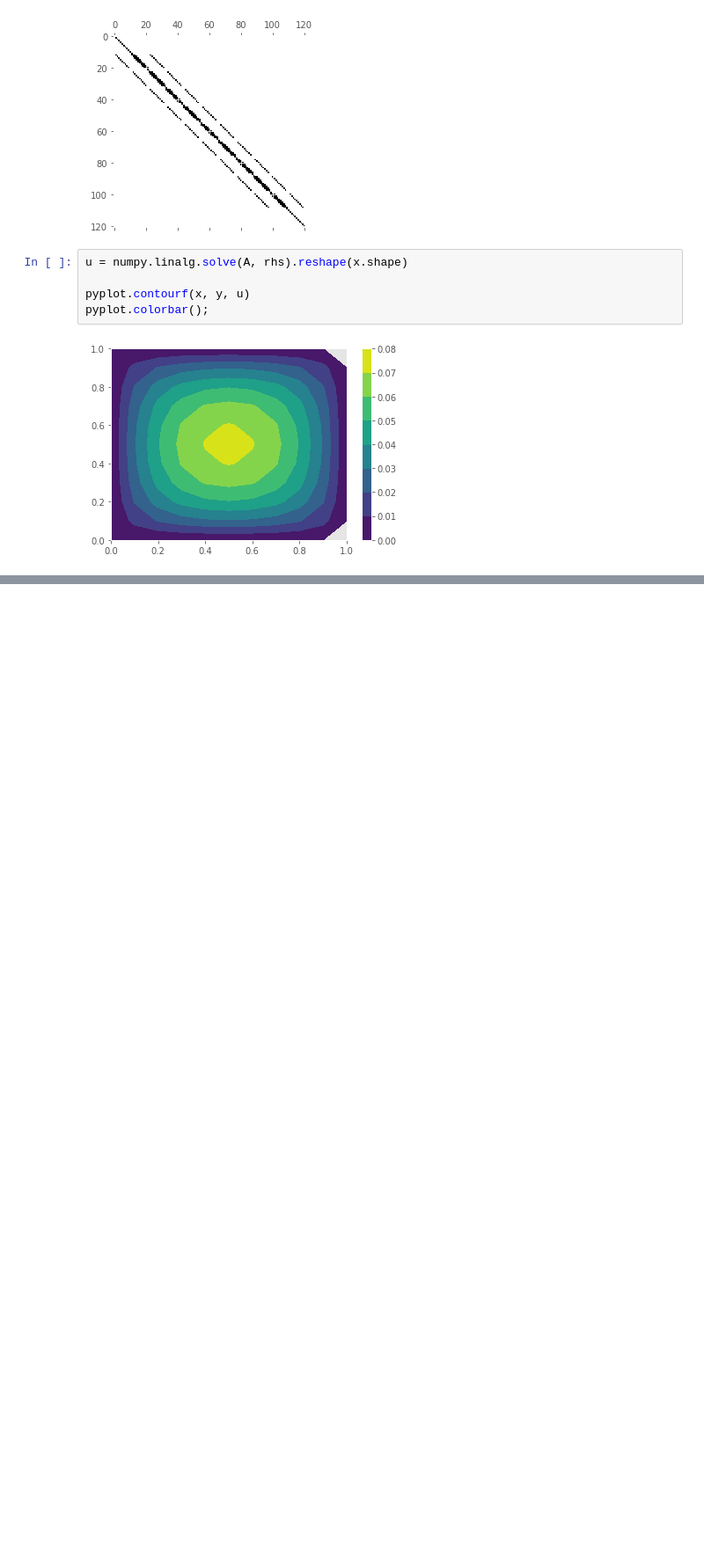
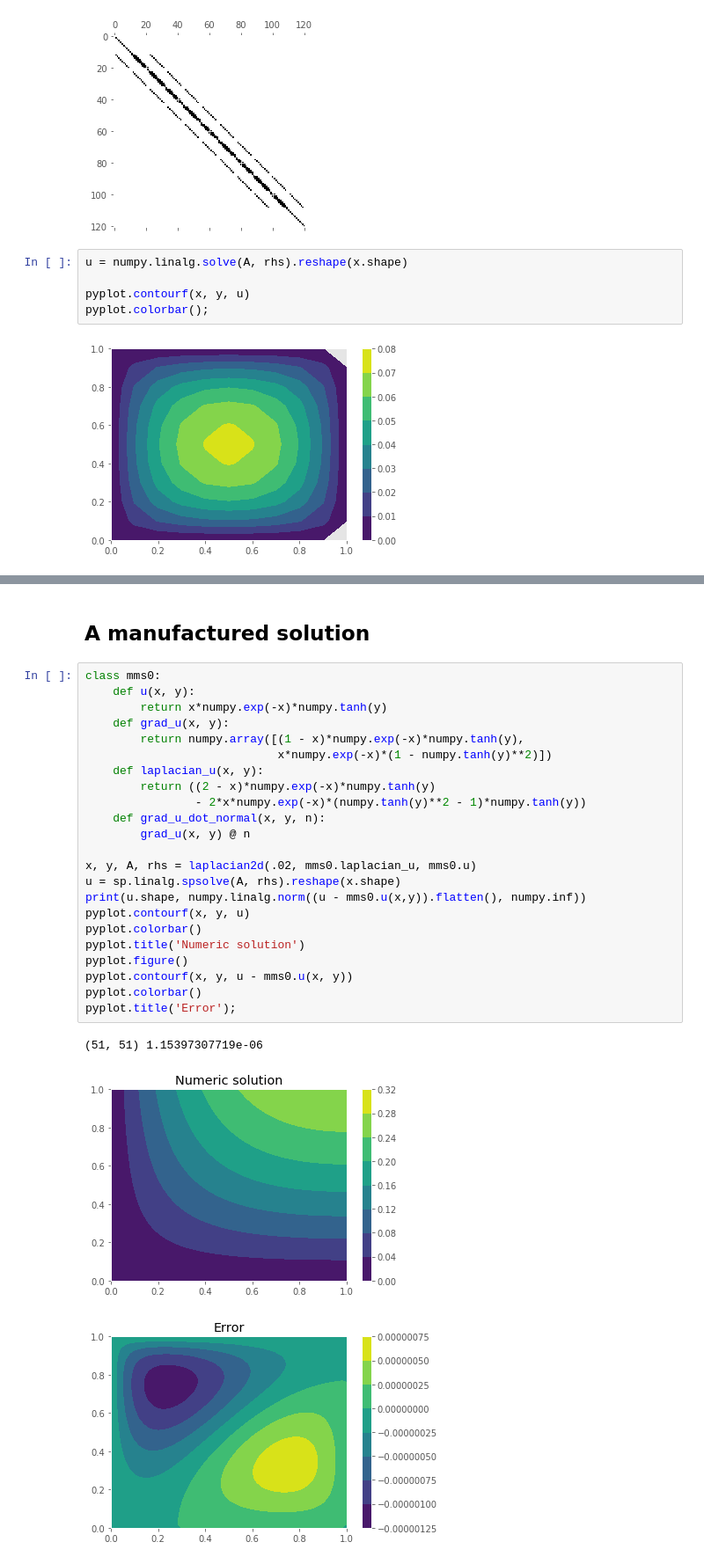
Before and after one commit to cu-numpde/numpde-fall2017, a Jupyter notebook: FD2D.ipynb, the cells around one changed output, grey strips where cells are left out. Shown at 88% size. Drawn from its saved outputs; the diff is of its cells as text; blank space fills up the shorter version.

```diff
--- a/FD2D.ipynb
+++ b/FD2D.ipynb
@@ -144,0 +153,29 @@ prof.print_stats(sort='tottime')
+# %% [markdown]
+## A manufactured solution
+# %%
+class mms0:
+    def u(x, y):
+        return x*numpy.exp(-x)*numpy.tanh(y)
+    def grad_u(x, y):
+        return numpy.array([(1 - x)*numpy.exp(-x)*numpy.tanh(y),
+                            x*numpy.exp(-x)*(1 - numpy.tanh(y)**2)])
+    def laplacian_u(x, y):
+        return ((2 - x)*numpy.exp(-x)*numpy.tanh(y)
+                - 2*x*numpy.exp(-x)*(numpy.tanh(y)**2 - 1)*numpy.tanh(y))
+    def grad_u_dot_normal(x, y, n):
+        grad_u(x, y) @ n
+
+x, y, A, rhs = laplacian2d(.02, mms0.laplacian_u, mms0.u)
+u = sp.linalg.spsolve(A, rhs).reshape(x.shape)
+print(u.shape, numpy.linalg.norm((u - mms0.u(x,y)).flatten(), numpy.inf))
+pyplot.contourf(x, y, u)
+pyplot.colorbar()
+pyplot.title('Numeric solution')
+pyplot.figure()
+pyplot.contourf(x, y, u - mms0.u(x, y))
+pyplot.colorbar()
+pyplot.title('Error');
+# %% [output]
+(51, 51) 1.15397307719e-06
+[figure, added]
+[figure, added]
```
Also changed, not shown: parts of 4 cells of this notebook.
